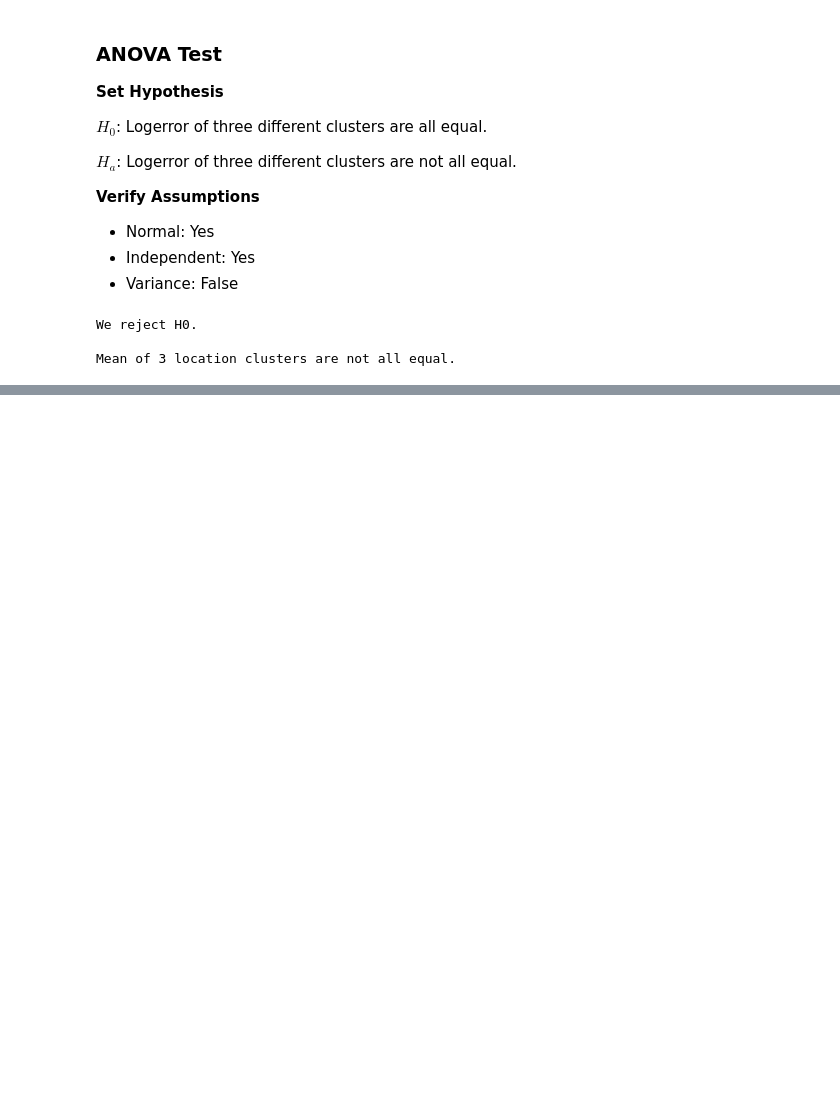
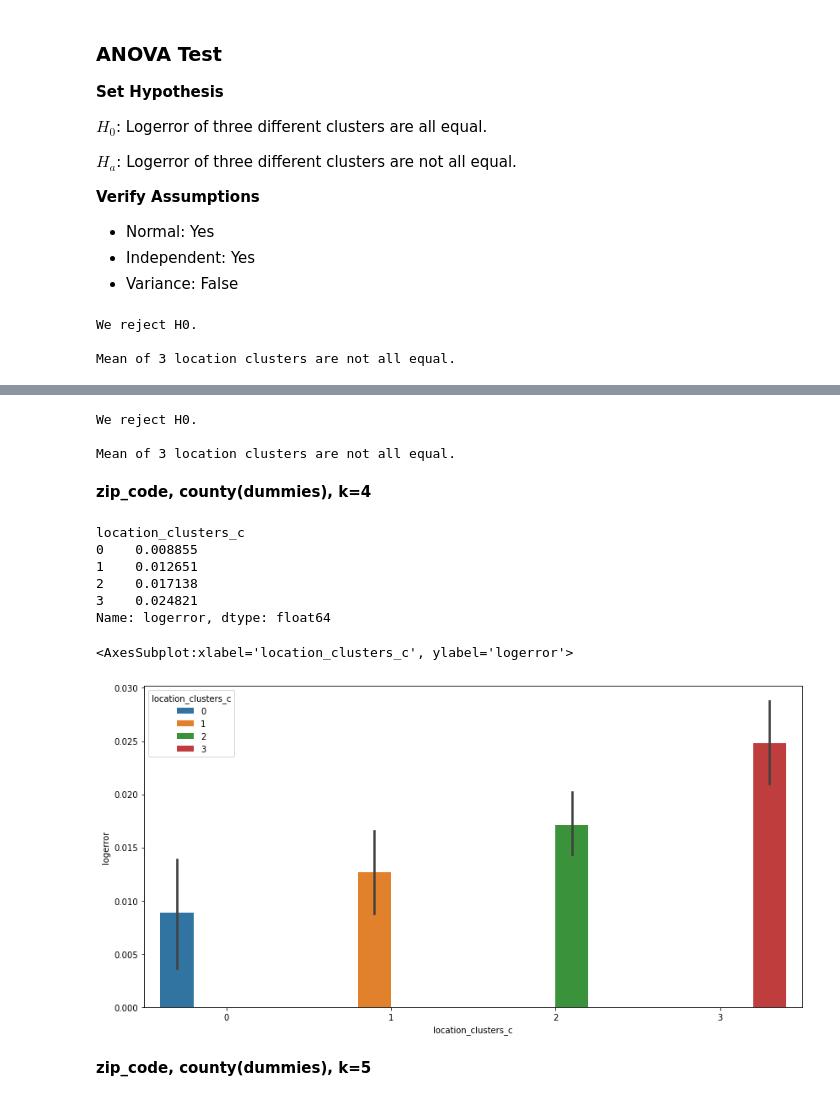
Before and after one commit to m3redithw/Zestimates-Clustering-Project, a Jupyter notebook: modeling.ipynb, the cells around one changed output, grey strips where cells are left out. Drawn from its saved outputs; the diff is of its cells as text; code cells hidden in the pictures; blank space fills up the shorter version.

```diff
--- a/modeling.ipynb
+++ b/modeling.ipynb
@@ -148,0 +206,43 @@ Mean of 3 location clusters are not all equal.
+# %%
+# Set alpha
+alpha = 0.05
+cluster0 = train[train.location_clusters_b==0].logerror
+cluster1 = train[train.location_clusters_b==1].logerror
+cluster2 = train[train.location_clusters_b==2].logerror
+# Comparing mean of 3 independent samples
+t, p = stats.f_oneway(cluster0, cluster1, cluster2)
+if p < alpha:
+    print("We reject H0.")
+    print(Fore.BLUE + '\nMean of 3 location clusters are not all equal. ')
+else:
+    print("We fail to reject H0")
+# %% [output]
+We reject H0.
+
+Mean of 3 location clusters are not all equal.
+# %% [markdown]
+**zip_code, county(dummies), k=4**
+# %%
+# Create clusters and fit cluster model
+kmeans = KMeans(n_clusters=4)
+kmeans.fit(cluster_vars)
+cluster_vars = train[['county_Los Angeles', 'county_Orange', 'zip_code']]
+location_clusters = kmeans.predict(cluster_vars)
+train['location_clusters_c'] = location_clusters
+train.groupby('location_clusters_c').logerror.mean()
+# %% [output]
+location_clusters_c
+0    0.008855
+1    0.012651
+2    0.017138
+3    0.024821
+Name: logerror, dtype: float64
+# %%
+plt.figure(figsize = (14,7))
+sns.barplot(x='location_clusters_c', y=
+            'logerror', hue='location_clusters_c', data = train)
+# %% [output]
+<AxesSubplot:xlabel='location_clusters_c', ylabel='logerror'>
+[figure, added]
+# %% [markdown]
+**zip_code, county(dummies), k=5**
```
Also changed, not shown: parts of 8 cells of this notebook.
